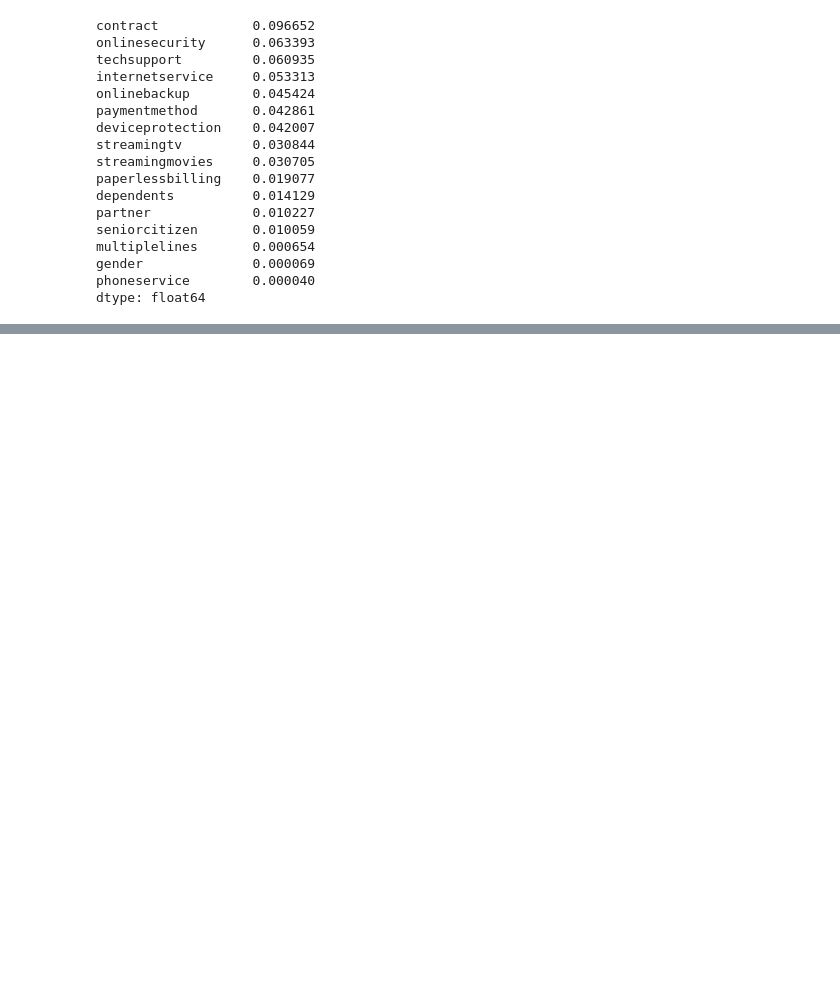
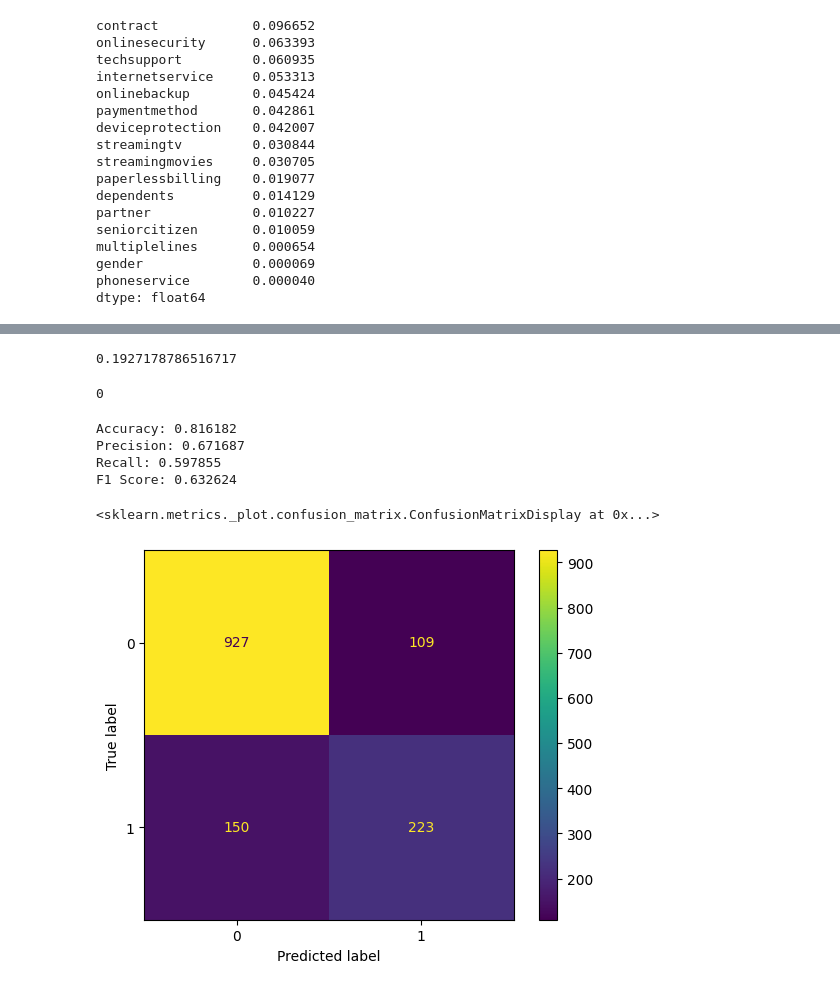
Before and after one commit to a-kravets/Data-Analytics-Projects, a Jupyter notebook: Churn Prediction/churn-prediction.ipynb, the cells around one changed output, grey strips where cells are left out. Cells and saved outputs as stored; diff of their text form; code cells hidden in the pictures; blank space fills up the shorter version.

Commit message:
using the model added

```diff
--- a/Churn Prediction/churn-prediction.ipynb
+++ b/Churn Prediction/churn-prediction.ipynb
@@ -814,0 +839,6 @@ array([False, False, False, ...,  True, False, False])
+# %%
+# before using the model, we train it on full training dataset (training + validation)
+# plus we test it with out test dataset
+
+dicts_full_train = df_full_train[categorical + numerical].to_dict(orient='records')
+dicts_full_train[:2]
@@ -814,0 +863,8 @@ array([False, False, False, ...,  True, False, False])
+# %%
+# preparing x & y
+dv = DictVectorizer(sparse=False)
+X_full_train = dv.fit_transform(dicts_full_train)
+y_full_train = df_full_train.churn.values
+# %%
+model = LogisticRegression(solver='liblinear', random_state=42)
+model.fit(X_full_train, y_full_train)
@@ -814,0 +873,6 @@ array([False, False, False, ...,  True, False, False])
+# %%
+# preparing test dataset
+
+dicts_test = df_test[categorical + numerical].to_dict(orient='records')
+X_test = dv.transform(dicts_test)
+y_pred = model.predict_proba(X_test)[:, 1] #1st column
@@ -814,0 +921,34 @@ array([False, False, False, ...,  True, False, False])
+# %%
+# checking what churn probability our model will assign
+
+X_small = dv.transform([customer]) # transforms a dict into np.array
+model.predict_proba(X_small)[0, 1]
+# %% [output]
+0.1927178786516717
+# %%
+# checking what the actual churn status
+
+y_test[10]
+# %% [output]
+0
+# %%
+import sklearn.metrics as metrics
+
+print("Accuracy:", "%.6f" % metrics.accuracy_score(y_test, y_pred>= 0.501))
+print("Precision:", "%.6f" % metrics.precision_score(y_test, y_pred>= 0.501))
+print("Recall:", "%.6f" % metrics.recall_score(y_test, y_pred>= 0.501))
+print("F1 Score:", "%.6f" % metrics.f1_score(y_test, y_pred>= 0.501))
+# %% [output]
+Accuracy: 0.816182
+Precision: 0.671687
+Recall: 0.597855
+F1 Score: 0.632624
+# %%
+# Creating a confusion matrix
+
+cm = metrics.confusion_matrix(y_test, y_pred>= 0.501, labels = model.classes_)
+disp = metrics.ConfusionMatrixDisplay(confusion_matrix = cm,display_labels = model.classes_)
+disp.plot()
+# %% [output]
+<sklearn.metrics._plot.confusion_matrix.ConfusionMatrixDisplay at 0x...>
+[figure, added]
```
Also changed, not shown: parts of 84 cells of this notebook.
